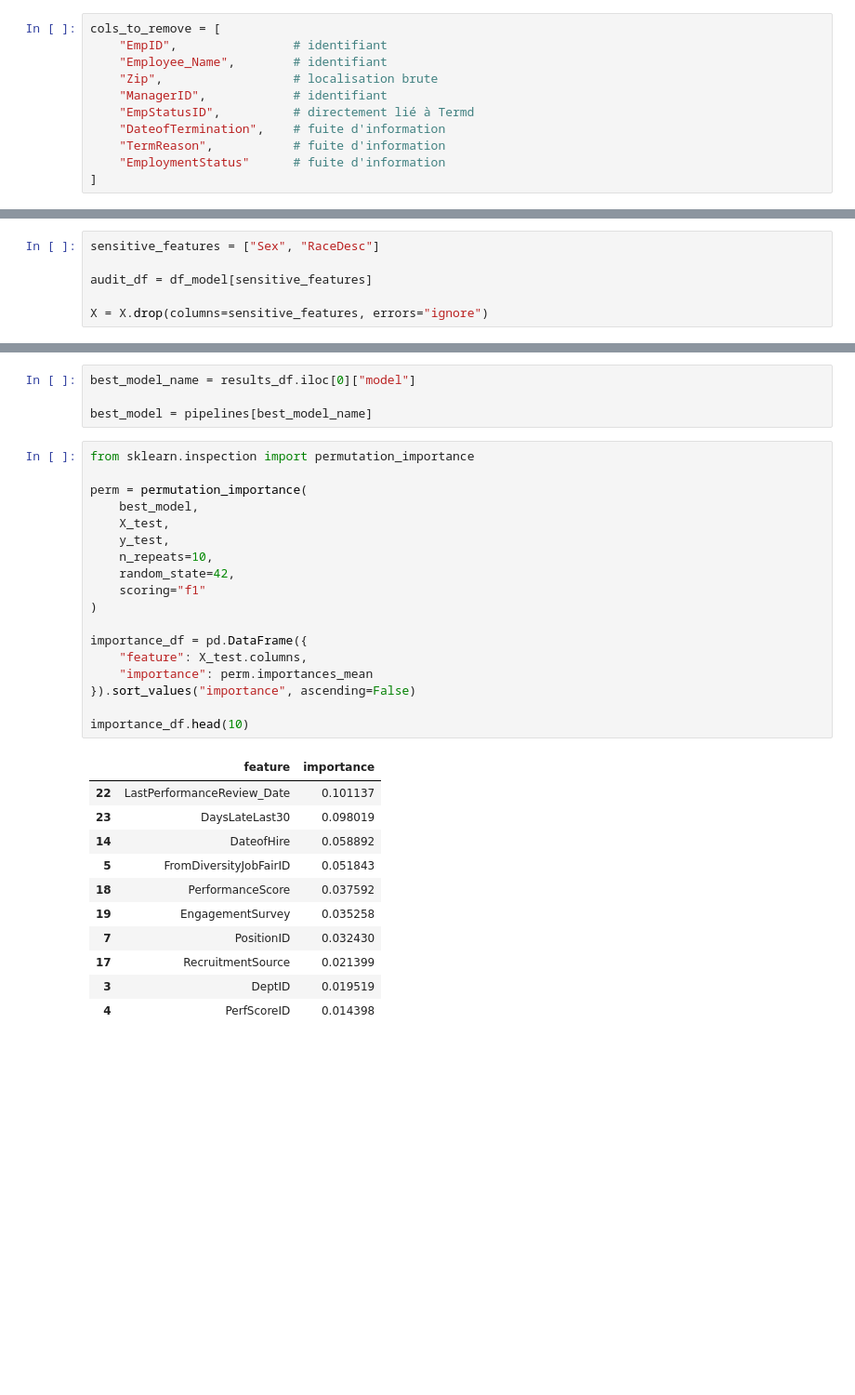
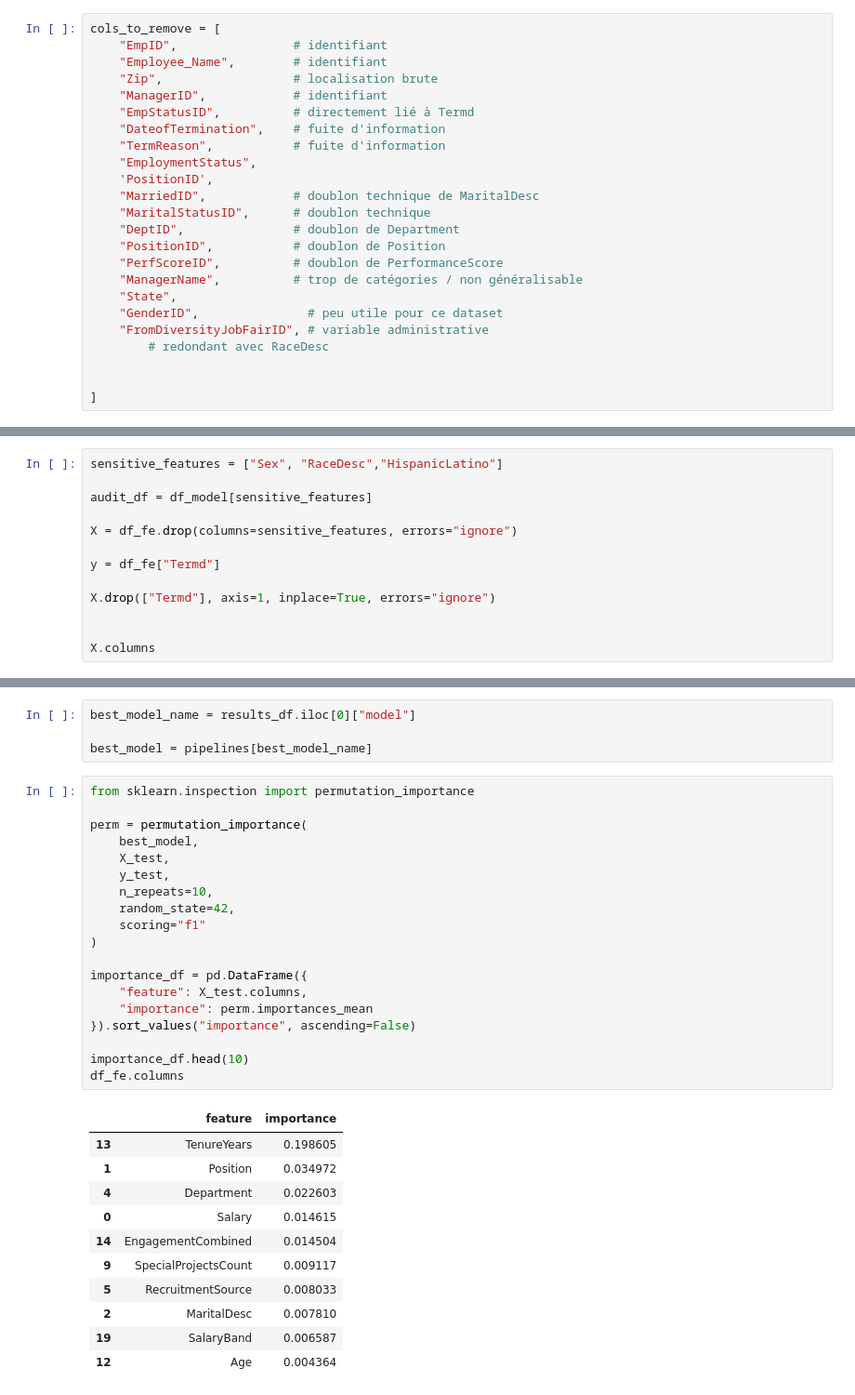
Before and after one commit to Laidanan/Hackathon_Explainability_AI_Groupe13, a Jupyter notebook: code.ipynb, the cells around one changed output, grey strips where cells are left out. Shown at 93% size. Saved outputs shown, nothing was run; the diff lists cells and outputs as text; blank space fills up the shorter version.

```diff
--- a/code.ipynb
+++ b/code.ipynb
@@ -202,7 +202,20 @@ cols_to_remove = [
     "EmpStatusID",          # directement lié à Termd
     "DateofTermination",    # fuite d'information
     "TermReason",           # fuite d'information
-    "EmploymentStatus"      # fuite d'information
+    "EmploymentStatus",
+    'PositionID',
+    "MarriedID",            # doublon technique de MaritalDesc
+    "MaritalStatusID",      # doublon technique
+    "DeptID",               # doublon de Department
+    "PositionID",           # doublon de Position
+    "PerfScoreID",          # doublon de PerformanceScore
+    "ManagerName",          # trop de catégories / non généralisable
+    "State",
+    "GenderID",               # peu utile pour ce dataset
+    "FromDiversityJobFairID", # variable administrative
+        # redondant avec RaceDesc
+
+
 ]
 # %%
 df_model = df.drop(columns=cols_to_remove, errors="ignore")
@@ -209,6 +381,13 @@ df_model = df.drop(columns=cols_to_remove, errors="ignore")
 # %%
-sensitive_features = ["Sex", "RaceDesc"]
+sensitive_features = ["Sex", "RaceDesc","HispanicLatino"]
 
 audit_df = df_model[sensitive_features]
 
-X = X.drop(columns=sensitive_features, errors="ignore")
+X = df_fe.drop(columns=sensitive_features, errors="ignore")
+
+y = df_fe["Termd"]
+
+X.drop(["Termd"], axis=1, inplace=True, errors="ignore")
+
+
+X.columns
@@ -416,30 +603,31 @@ best_model = pipelines[best_model_name]
 # %%
 from sklearn.inspection import permutation_importance
 
 perm = permutation_importance(
     best_model,
     X_test,
     y_test,
     n_repeats=10,
     random_state=42,
     scoring="f1"
 )
 
 importance_df = pd.DataFrame({
     "feature": X_test.columns,
     "importance": perm.importances_mean
 }).sort_values("importance", ascending=False)
 
 importance_df.head(10)
+df_fe.columns
 # %% [output]
 |  | feature | importance |
-| 22 | LastPerformanceReview_Date | 0.101137 |
-| 23 | DaysLateLast30 | 0.098019 |
-| 14 | DateofHire | 0.058892 |
-| 5 | FromDiversityJobFairID | 0.051843 |
-| 18 | PerformanceScore | 0.037592 |
-| 19 | EngagementSurvey | 0.035258 |
-| 7 | PositionID | 0.032430 |
-| 17 | RecruitmentSource | 0.021399 |
-| 3 | DeptID | 0.019519 |
-| 4 | PerfScoreID | 0.014398 |
+| 13 | TenureYears | 0.198605 |
+| 1 | Position | 0.034972 |
+| 4 | Department | 0.022603 |
+| 0 | Salary | 0.014615 |
+| 14 | EngagementCombined | 0.014504 |
+| 9 | SpecialProjectsCount | 0.009117 |
+| 5 | RecruitmentSource | 0.008033 |
+| 2 | MaritalDesc | 0.007810 |
+| 19 | SalaryBand | 0.006587 |
+| 12 | Age | 0.004364 |
```
Also changed, not shown: parts of 7 cells of this notebook.
